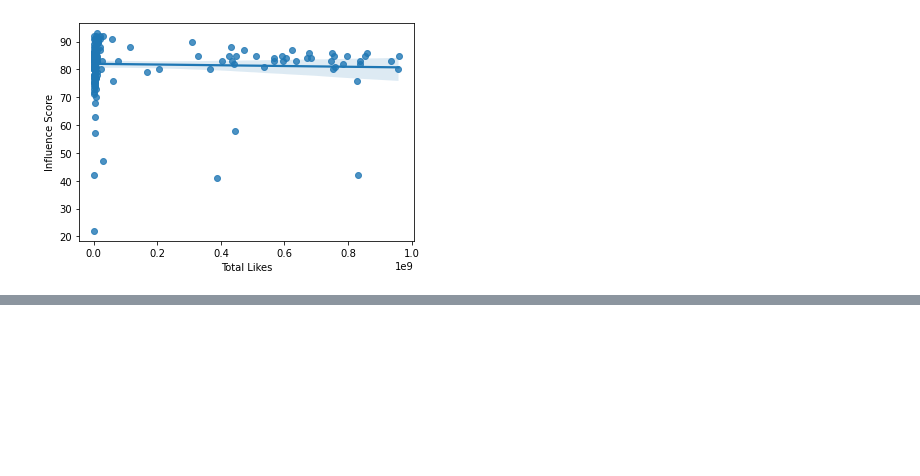
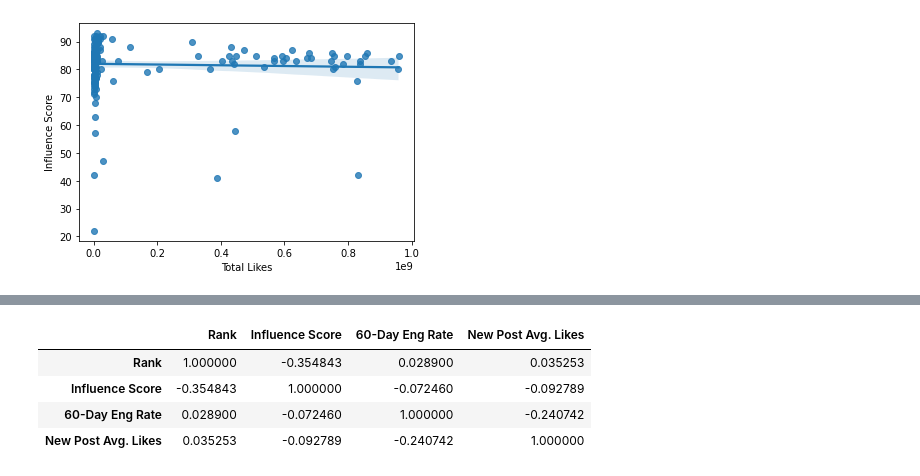
Before and after one commit to AndrewABrain/CCIC_DS1, a Jupyter notebook: InstagramAnalysis.ipynb, the cells around one changed output, grey strips where cells are left out. Cells and saved outputs as stored; diff of their text form; code cells hidden in the pictures; blank space fills up the shorter version.

```diff
--- a/InstagramAnalysis.ipynb
+++ b/InstagramAnalysis.ipynb
@@ -355,0 +403,8 @@ sns.regplot(x=df['Total Likes'], y=df['Influence Score'])
+# %%
+df.corr()
+# %% [output]
+|  | Rank | Influence Score | 60-Day Eng Rate | New Post Avg. Likes |
+| Rank | 1.000000 | -0.354843 | 0.028900 | 0.035253 |
+| Influence Score | -0.354843 | 1.000000 | -0.072460 | -0.092789 |
+| 60-Day Eng Rate | 0.028900 | -0.072460 | 1.000000 | -0.240742 |
+| New Post Avg. Likes | 0.035253 | -0.092789 | -0.240742 | 1.000000 |
```
Also changed, not shown: parts of 7 cells of this notebook.
